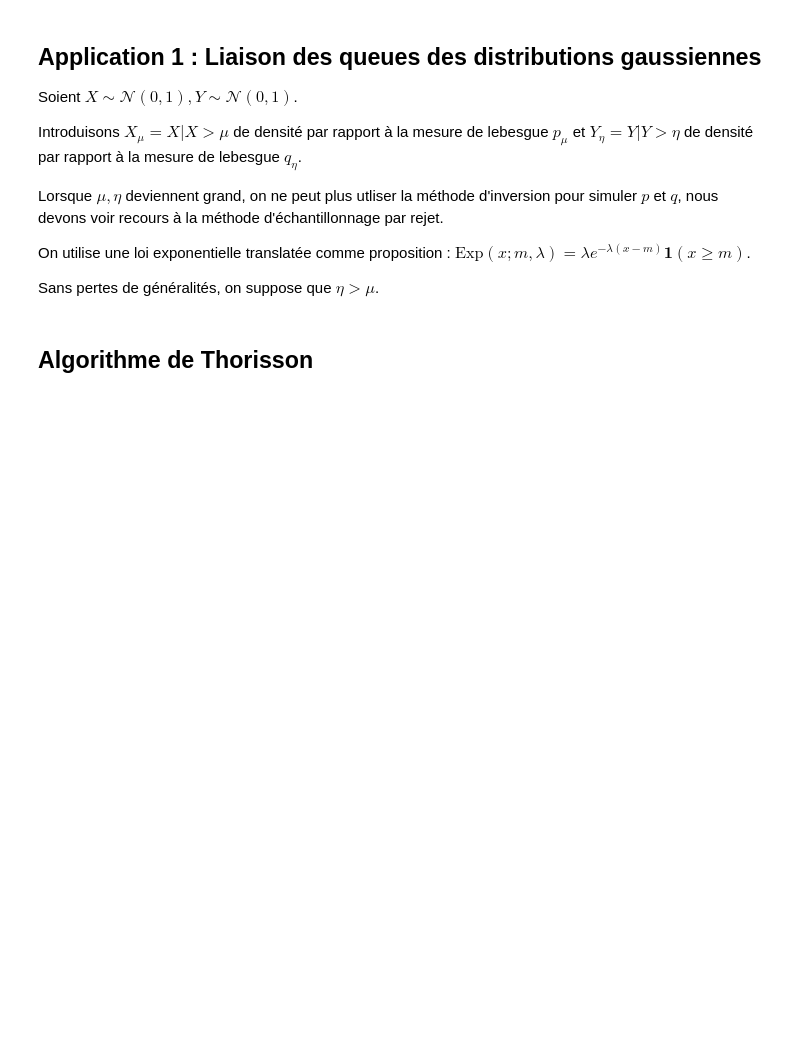
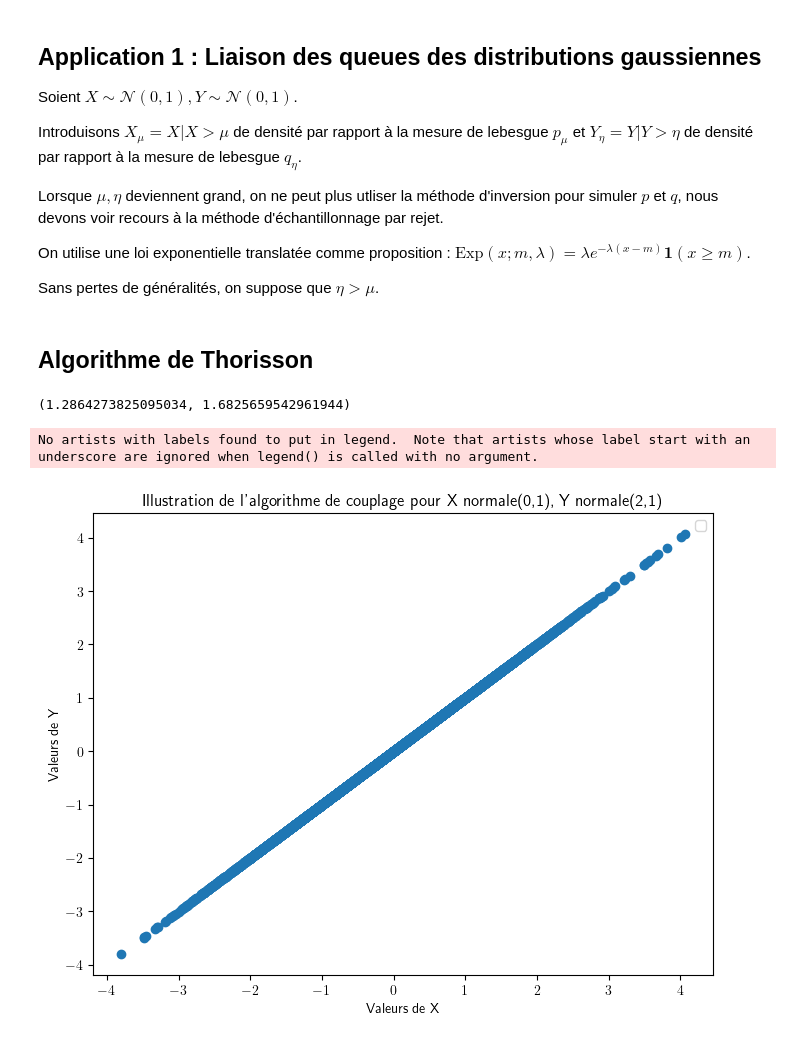
Before and after one commit to AugustinCablant/Monte-Carlo-project, a Jupyter notebook: notebook.ipynb, the cells around one changed output. Drawn from its saved outputs; the diff is of its cells as text; code cells hidden in the pictures; blank space fills up the shorter version.

```diff
--- a/notebook.ipynb
+++ b/notebook.ipynb
@@ -135,21 +136,30 @@ def ThorissonCoupling(p, q, C):
             if U > min(1, C * (p.pdf(Z) / q.pdf(Z))):
                 A = 1
             Y = Z
-    return np.array([X, Y])
+    return X,Y
+# %%
+p = stats.norm(0, 1)
+q = stats.norm(2, 1)
+ThorissonCoupling(p, q, C)
+# %% [output]
+(1.2864273825095034, 1.6825659542961944)
 # %%
 n = 10**4
 C = np.random.uniform()
-for _ in range(n):
-    couple = []
+couple = []
+for _ in tqdm(range(n)):
     p = stats.norm(0, 1)
     q = stats.norm(2, 1)
     couple.append(ThorissonCoupling(p, q, C))
 
+couple = np.array(couple)
 plt.figure(figsize=(8,6))
-plt.rc('text', usetex=True)
-plt.plot(couple[:,0], couple[:,0])
+plt.scatter(couple[:,0], couple[:,0])
 plt.xlabel("Valeurs de X")
 plt.ylabel("Valeurs de Y")
-plt.title(r"$ \text{Illustration de l'algorithme de couplage pour} X \sim \mathcal{N}(0,1), Y \sim \mathcal{N}(2,1)$")
+plt.title("Illustration de l'algorithme de couplage pour X normale(0,1), Y normale(2,1)")
 plt.legend()
 plt.show()
+# %% [output]
+No artists with labels found to put in legend.  Note that artists whose label start with an underscore are ignored when legend() is called with no argument.
+[figure, added]
```
Also changed, not shown: parts of 2 cells of this notebook.
